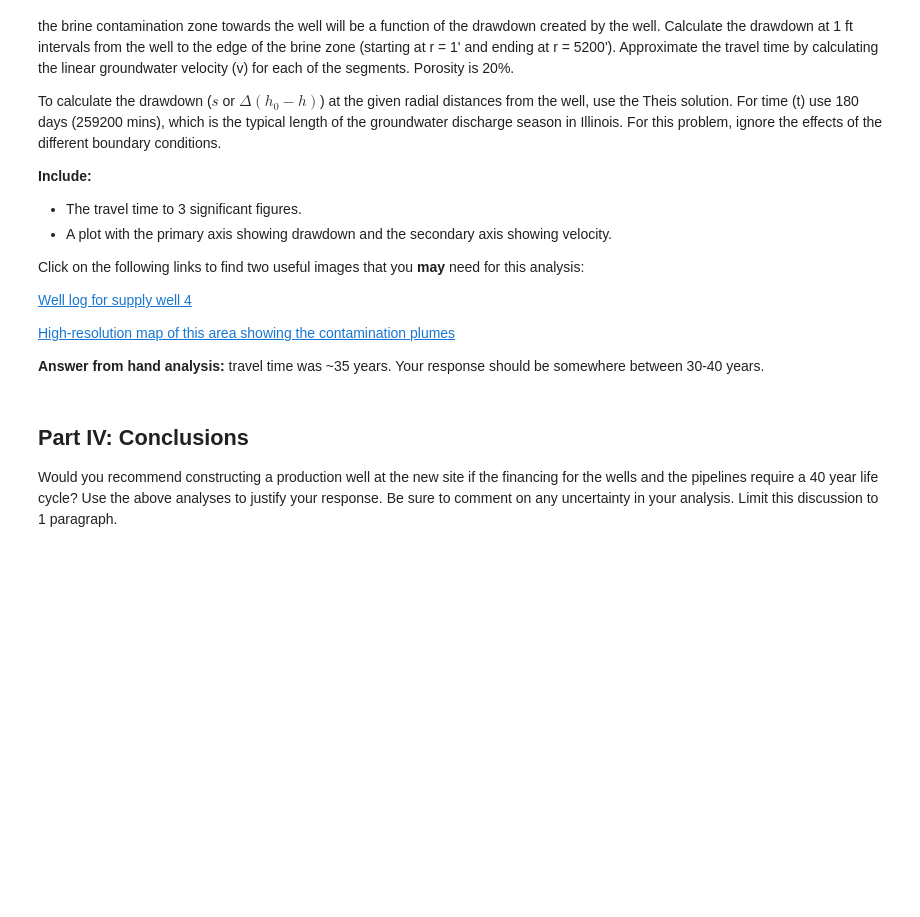
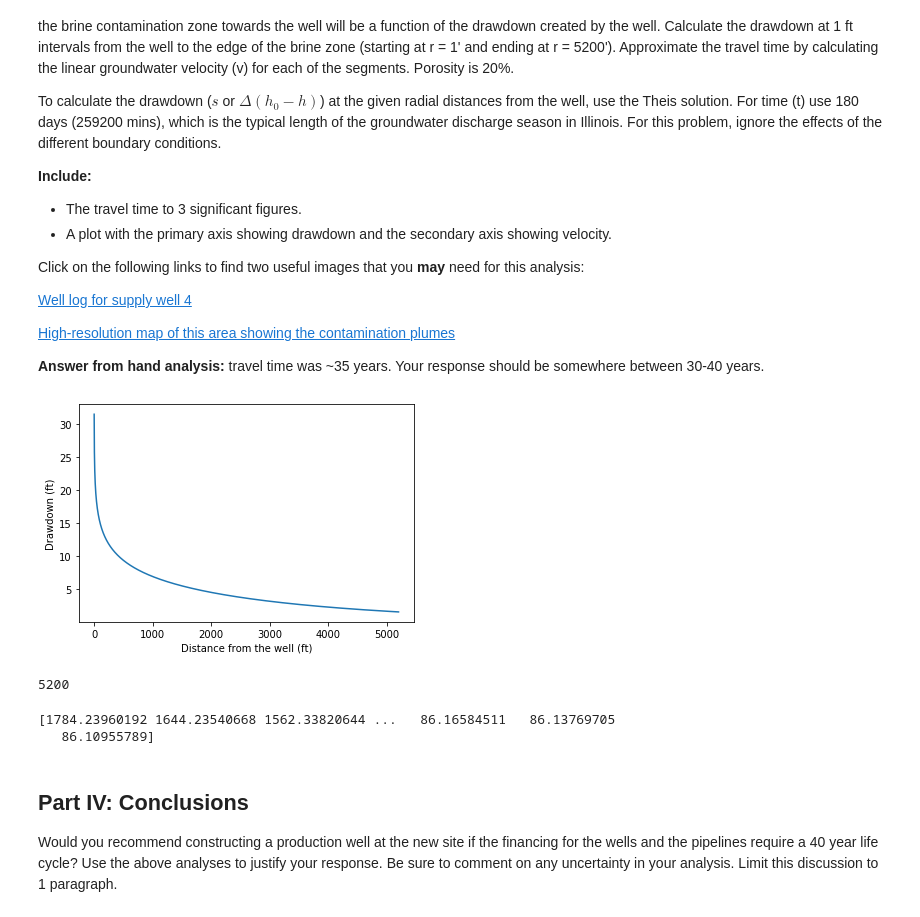
Before and after one commit to yiquanw2/geol572_4, a Jupyter notebook: Prob Set 4 Aquifer Tests.ipynb, the cells around one changed output. Saved outputs shown, nothing was run; the diff lists cells and outputs as text; code cells hidden in the pictures; blank space fills up the shorter version.

```diff
--- a/Prob Set 4 Aquifer Tests.ipynb
+++ b/Prob Set 4 Aquifer Tests.ipynb
@@ -104,11 +104,14 @@ def theis_line(x,S,T):
 para, cova = spo.curve_fit(theis_line,dd.index, dd)
 
 xx=np.arange(1,151)
-yy=theis_line(xx,para[0],para[1])
-print(xx)
+S=para[0]
+T=para[1]
+yy=theis_line(xx,S,T)
+
 plt.semilogx(dd,'o',xx,yy)
 plt.xlabel('Time (mins)')
 plt.ylabel('Drawdown (ft)')
 plt.show()
-print('The Theis curve fitting Method indicates that T is',round(para[1]*60*24,-1),'ft^2/day and S is',round(para[0],4),'.')
+print('The Theis curve fitting Method indicates that T is',\
+      round(T*60*24,-1),'ft^2/day and S is',round(S,4),'.')
 # %% [output]
@@ -143,6 +137,28 @@ Click on the following links to find two useful images that you <b>may</b> need
 [High-resolution map of this area showing the contamination plumes](https://cocalc.com/share/84a5dae3-8e5c-4c85-bbd4-1d36447235d6/assignments/Prob%20Set%203/BrineContaminationMap.png?viewer=share)
 
 <b>Answer from hand analysis:</b> travel time was ~35 years. Your response should be somewhere between 30-40 years.
+# %%
+def drawdown(r):
+  Q=40.1  #ft^3/min
+  t=259200 #mins
+  u=r**2*S/(4*T*259200)
+  return Q/(4*np.pi*T)*sps.exp1(u)
+r=np.arange(1,5201)
+s=drawdown(r)
+plt.plot(r,s)
+plt.xlabel('Distance from the well (ft)')
+plt.ylabel('Drawdown (ft)')
+plt.show()
+# %% [output]
+[figure, added]
+5200
+# %%
+b=45.5 #thickness:ft
+K=T*60*24/b #hydraulic conductivity: ft/day
+q=K*s #specific discharge: ft/day
+# %% [output]
+[1784.23960192 1644.23540668 1562.33820644 ...   86.16584511   86.13769705
+   86.10955789]
 # %% [markdown]
 ## Part IV: Conclusions
 
```
Also changed, not shown: parts of 2 cells of this notebook.
